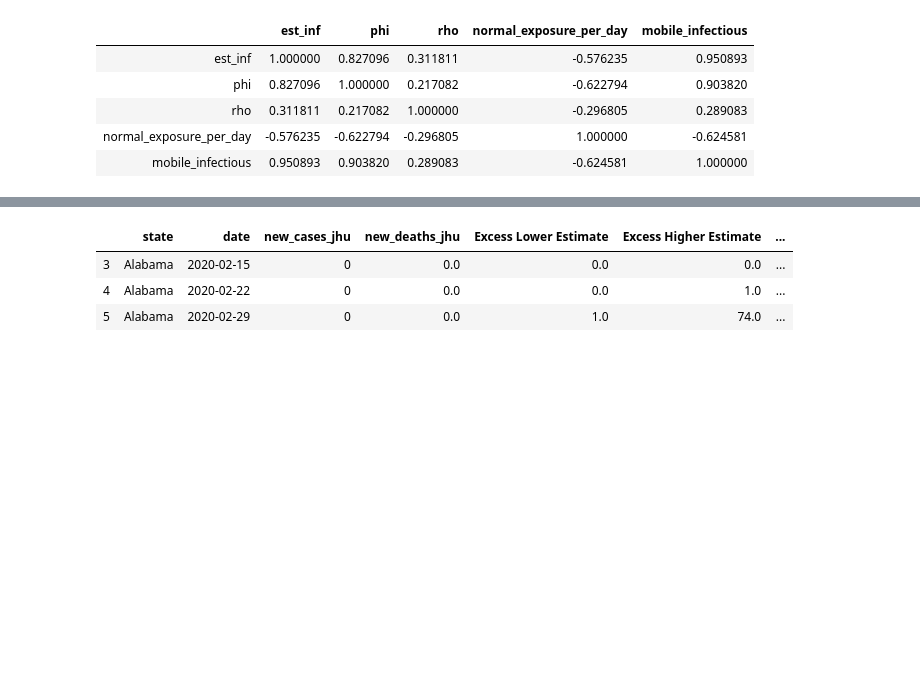
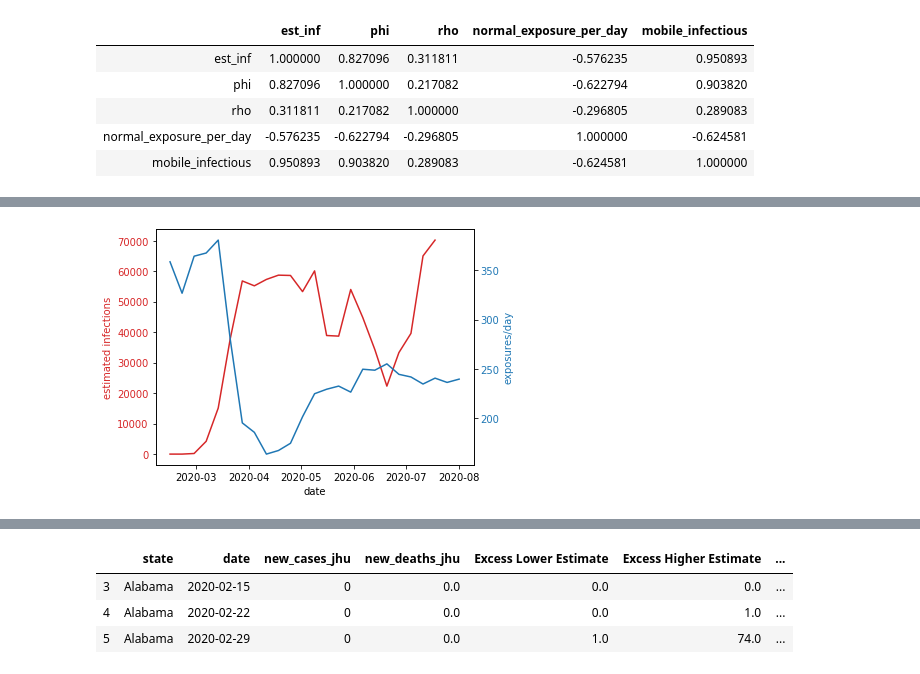
Before and after one commit to robbdunlap/covid_app, a Jupyter notebook: Exp_low_death_numb.ipynb, the cells around one changed output, grey strips where cells are left out. Cells and saved outputs as stored; diff of their text form; code cells hidden in the pictures; blank space fills up the shorter version.

```diff
--- a/Exp_low_death_numb.ipynb
+++ b/Exp_low_death_numb.ipynb
@@ -843 +844,29 @@ plt.show()
+# %%
+fig, ax1 = plt.subplots()
+
+color = 'tab:red'
+ax1.set_xlabel('date')
+ax1.set_ylabel('estimated infections', color=color)
+ax1.plot(for_plotting['date'], for_plotting['est_inf'], color=color)
+#ax1.plot(for_plotting['date'], for_plotting['new_cases_jhu'], label = "line 2")
+ax1.tick_params(axis='y', labelcolor=color)
+
+ax2 = ax1.twinx()
+
+color = 'tab:blue'
+ax2.set_ylabel('exposures/day', color=color)
+ax2.plot(for_plotting['date'], for_plotting['normal_exposure_per_day'], color=color)
+ax2.tick_params(axis='y', labelcolor=color)
+
+# ax3 = ax1.twinx()
+
+# color = 'tab:green'
+# ax3.set_ylabel('deaths/day', color=color)
+# ax3.plot(for_plotting['date'], for_plotting['psi'], color=color)
+# ax3.tick_params(axis='y', labelcolor=color)
+
+fig.tight_layout()  # otherwise the right y-label is slightly clipped
+plt.show()
+# %% [output]
+[figure, added]
 # %%
```
Also changed, not shown: parts of 12 cells of this notebook, 1 other file.
